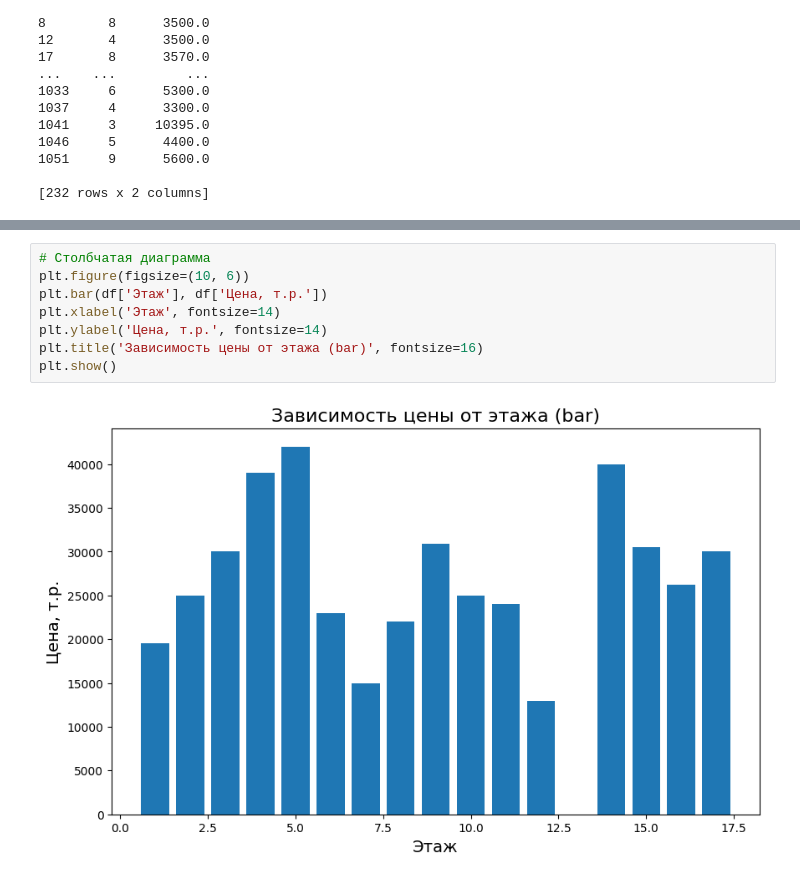
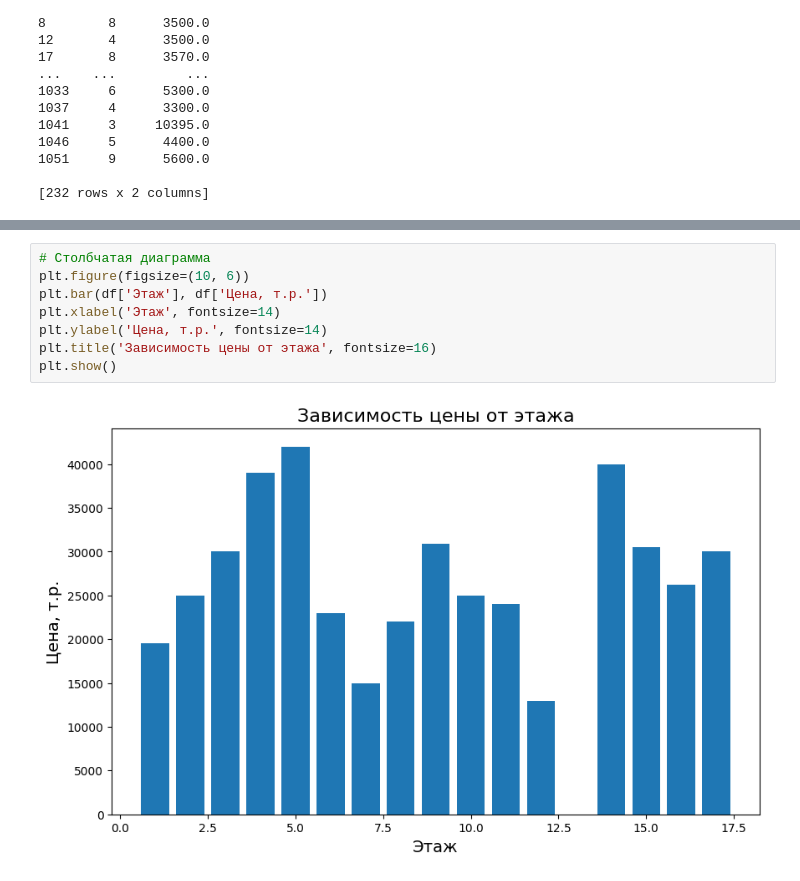
Before and after one commit to MSKteran/data-analysis-python, a Jupyter notebook: GunkoDA-PZ3.ipynb, the cells around one changed output, grey strips where cells are left out. Saved outputs shown, nothing was run; the diff lists cells and outputs as text.

```diff
--- a/GunkoDA-PZ3.ipynb
+++ b/GunkoDA-PZ3.ipynb
@@ -45,10 +45,10 @@ plt.show()
 # %%
 # Столбчатая диаграмма
 plt.figure(figsize=(10, 6))
 plt.bar(df['Этаж'], df['Цена, т.р.'])
 plt.xlabel('Этаж', fontsize=14)
 plt.ylabel('Цена, т.р.', fontsize=14)
-plt.title('Зависимость цены от этажа (bar)', fontsize=16)
+plt.title('Зависимость цены от этажа', fontsize=16)
 plt.show()
 # %% [output]
-[figure, old version]
+[figure, new version]
```
Also changed, not shown: parts of 2 cells of this notebook, 1 other file.
